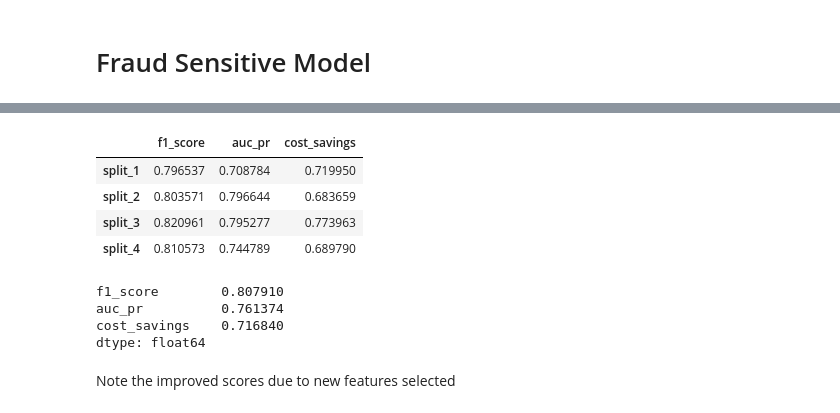
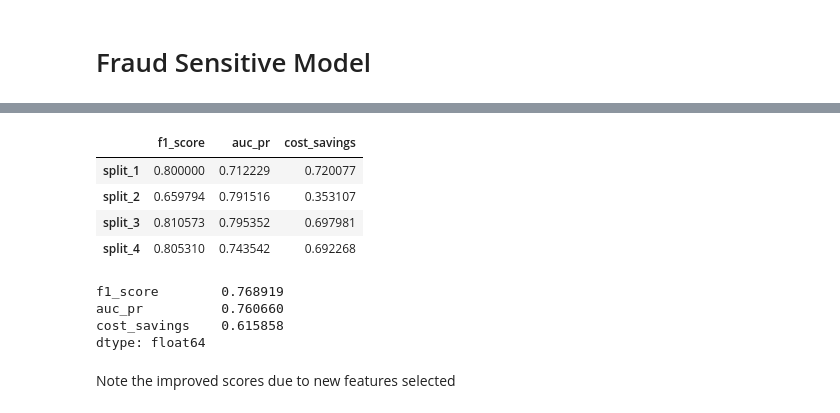
Before and after one commit to HamoyeHQ/g01-fraud-detection, a Jupyter notebook: model/ML models/SVM (linear kernel).ipynb, the cells around one changed output, grey strips where cells are left out. Saved outputs shown, nothing was run; the diff lists cells and outputs as text; code cells hidden in the pictures.

```diff
--- a/model/ML models/SVM (linear kernel).ipynb
+++ b/model/ML models/SVM (linear kernel).ipynb
@@ -528,4 +510,4 @@ new_df
 # Fraud Sensitive Model
 # %%
 standard = StandardScaler()
-scaled = standard.fit_transform(new_df)
+scaled_new = standard.fit_transform(new_df)
@@ -532,22 +530,24 @@ scaled = standard.fit_transform(new_df)
 # %%
-fraud_sensitive_scores = cross_validate(model, scaled, y,
+model = svm.LinearSVC()
+cv = StratifiedKFold(shuffle=True,random_state=1, n_splits=4)
+fraud_sensitive_scores = cross_validate(model, scaled_new, y,
                                         scoring=['f1', 'average_precision'],
                                         cv=cv, n_jobs=4, return_estimator=True)
 # %%
-fraud_sensitive_results = get_metric_scores(fraud_sensitive_scores,scaled,y)
+fraud_sensitive_results = get_metric_scores(fraud_sensitive_scores,scaled_new,y)
 fraud_sensitive_results
 # %% [output]
 |  | f1_score | auc_pr | cost_savings |
-| split_1 | 0.796537 | 0.708784 | 0.719950 |
-| split_2 | 0.803571 | 0.796644 | 0.683659 |
-| split_3 | 0.820961 | 0.795277 | 0.773963 |
-| split_4 | 0.810573 | 0.744789 | 0.689790 |
+| split_1 | 0.800000 | 0.712229 | 0.720077 |
+| split_2 | 0.659794 | 0.791516 | 0.353107 |
+| split_3 | 0.810573 | 0.795352 | 0.697981 |
+| split_4 | 0.805310 | 0.743542 | 0.692268 |
 # %%
 fraud_sensitive_results.mean()
 # %% [output]
-f1_score        0.807910
-auc_pr          0.761374
-cost_savings    0.716840
+f1_score        0.768919
+auc_pr          0.760660
+cost_savings    0.615858
 dtype: float64
 # %% [markdown]
 Note the improved scores due to new features selected
```
Also changed, not shown: parts of 28 cells of this notebook.
